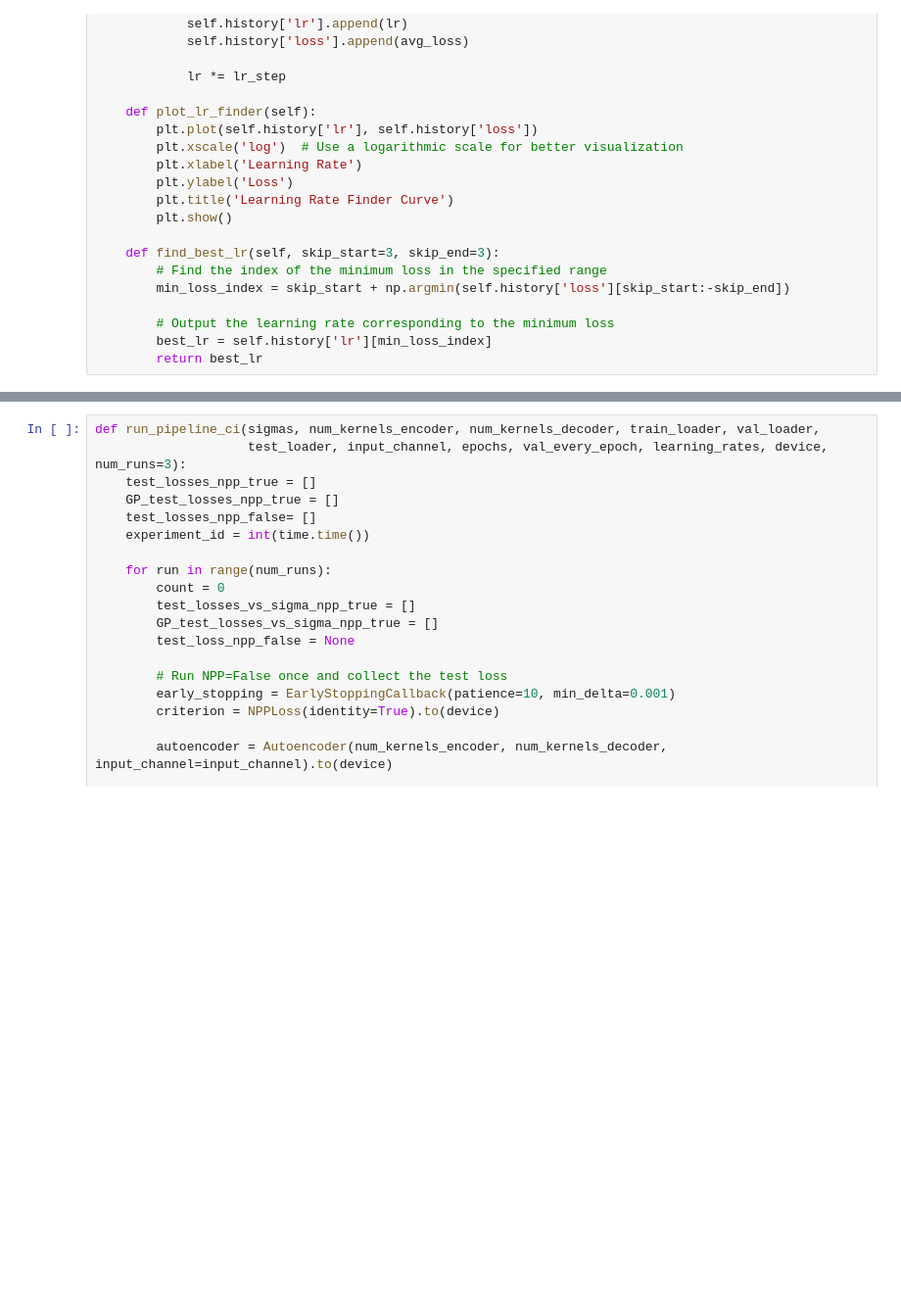
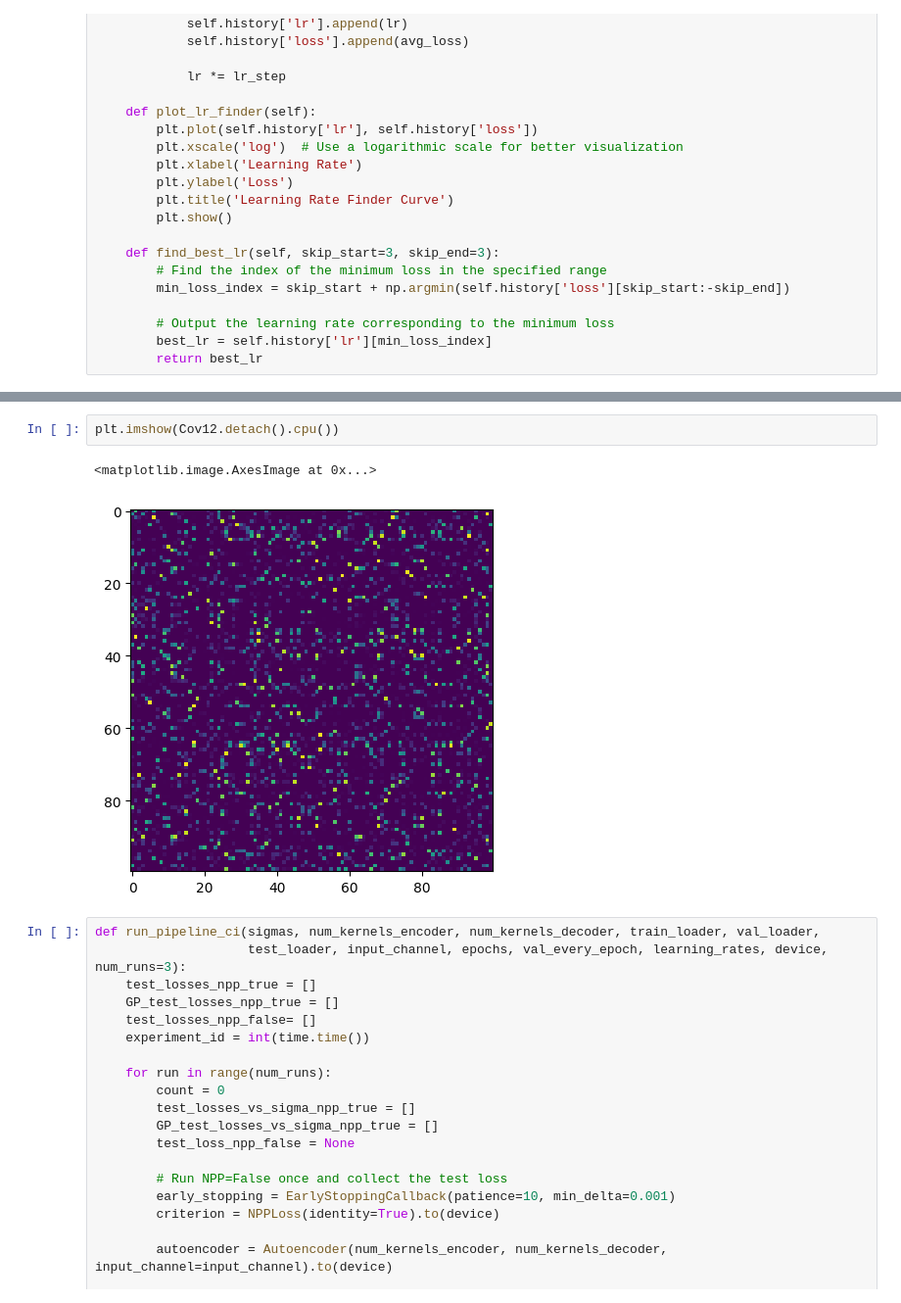
Before and after one commit to neu-spiral/Neural-Point-Processes, a Jupyter notebook: NPP.ipynb, the cells around one changed output, grey strips where cells are left out. Shown at 98% size. Drawn from its saved outputs; the diff is of its cells as text; blank space fills up the shorter version.

```diff
--- a/NPP.ipynb
+++ b/NPP.ipynb
@@ -292,3 +393,8 @@ for sigma in sigmas:
+# %%
+plt.imshow(Cov12.detach().cpu())
+# %% [output]
+<matplotlib.image.AxesImage at 0x...>
+[figure, added]
 # %%
 def run_pipeline_ci(sigmas, num_kernels_encoder, num_kernels_decoder, train_loader, val_loader,
                     test_loader, input_channel, epochs, val_every_epoch, learning_rates, device, num_runs=3):
```
Also changed, not shown: parts of 13 cells of this notebook, 16 other files.
